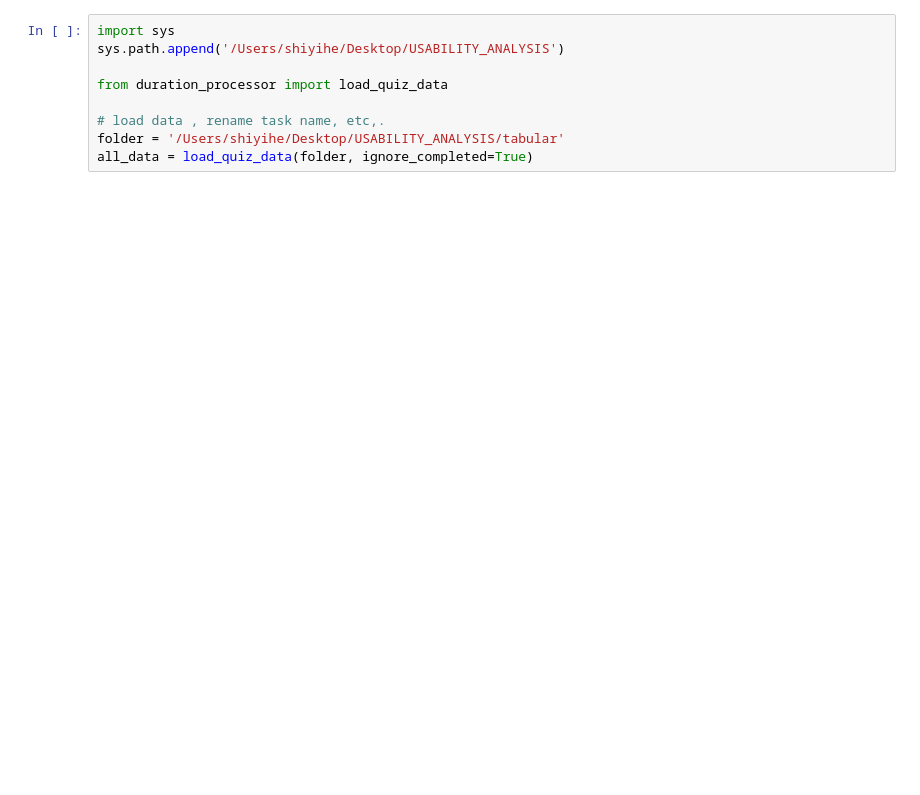
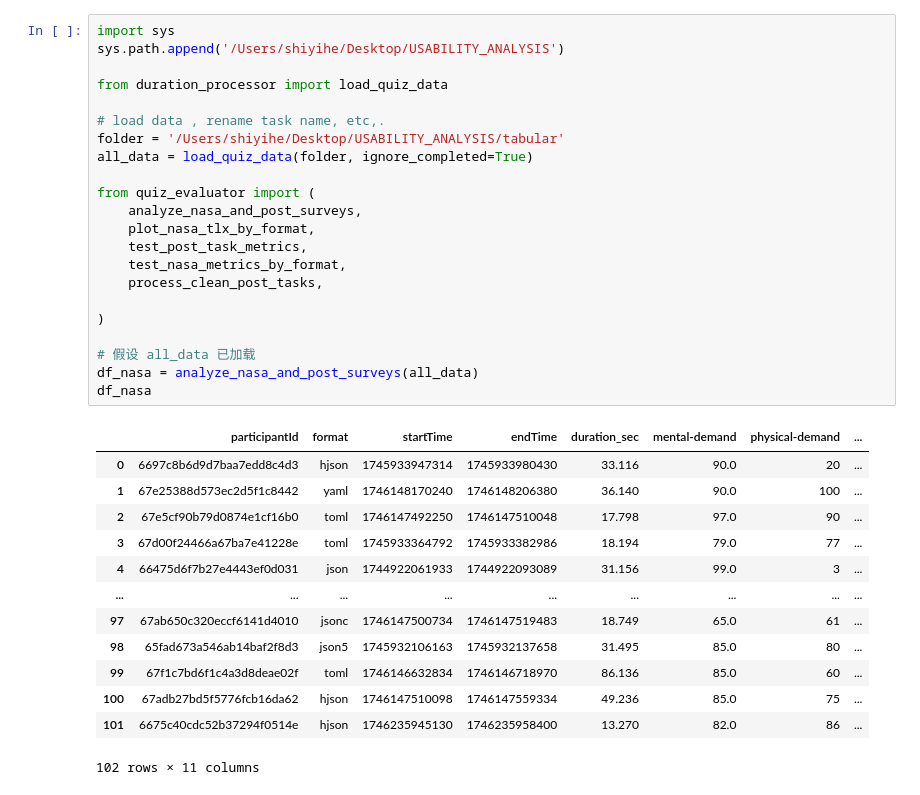
Before and after one commit to shiyihe-neko/usability_analysis, a Jupyter notebook: survey_analysis.ipynb, the cells around one changed output. Drawn from its saved outputs; the diff is of its cells as text; blank space fills up the shorter version.

```diff
--- a/survey_analysis.ipynb
+++ b/survey_analysis.ipynb
@@ -1,9 +1,36 @@
 # %%
 import sys
 sys.path.append('/Users/shiyihe/Desktop/USABILITY_ANALYSIS')
 
 from duration_processor import load_quiz_data
 
 # load data , rename task name, etc,.
 folder = '/Users/shiyihe/Desktop/USABILITY_ANALYSIS/tabular'
 all_data = load_quiz_data(folder, ignore_completed=True)
+
+from quiz_evaluator import (
+    analyze_nasa_and_post_surveys,
+    plot_nasa_tlx_by_format,
+    test_post_task_metrics,
+    test_nasa_metrics_by_format,
+    process_clean_post_tasks,
+
+)
+
+# 假设 all_data 已加载
+df_nasa = analyze_nasa_and_post_surveys(all_data)
+df_nasa
+# %% [output]
+|  | participantId | format | startTime | endTime | duration_sec | mental-demand | physical-demand | ... |
+| 0 | 6697c8b6d9d7baa7edd8c4d3 | hjson | 1745933947314 | 1745933980430 | 33.116 | 90.0 | 20 | ... |
+| 1 | 67e25388d573ec2d5f1c8442 | yaml | 1746148170240 | 1746148206380 | 36.140 | 90.0 | 100 | ... |
+| 2 | 67e5cf90b79d0874e1cf16b0 | toml | 1746147492250 | 1746147510048 | 17.798 | 97.0 | 90 | ... |
+| 3 | 67d00f24466a67ba7e41228e | toml | 1745933364792 | 1745933382986 | 18.194 | 79.0 | 77 | ... |
+| 4 | 66475d6f7b27e4443ef0d031 | json | 1744922061933 | 1744922093089 | 31.156 | 99.0 | 3 | ... |
+| ... | ... | ... | ... | ... | ... | ... | ... | ... |
+| 97 | 67ab650c320eccf6141d4010 | jsonc | 1746147500734 | 1746147519483 | 18.749 | 65.0 | 61 | ... |
+| 98 | 65fad673a546ab14baf2f8d3 | json5 | 1745932106163 | 1745932137658 | 31.495 | 85.0 | 80 | ... |
+| 99 | 67f1c7bd6f1c4a3d8deae02f | toml | 1746146632834 | 1746146718970 | 86.136 | 85.0 | 60 | ... |
+| 100 | 67adb27bd5f5776fcb16da62 | hjson | 1746147510098 | 1746147559334 | 49.236 | 85.0 | 75 | ... |
+| 101 | 6675c40cdc52b37294f0514e | hjson | 1746235945130 | 1746235958400 | 13.270 | 82.0 | 86 | ... |
+102 rows × 11 columns
```
Also changed, not shown: parts of 7 cells of this notebook, 2 other files.
